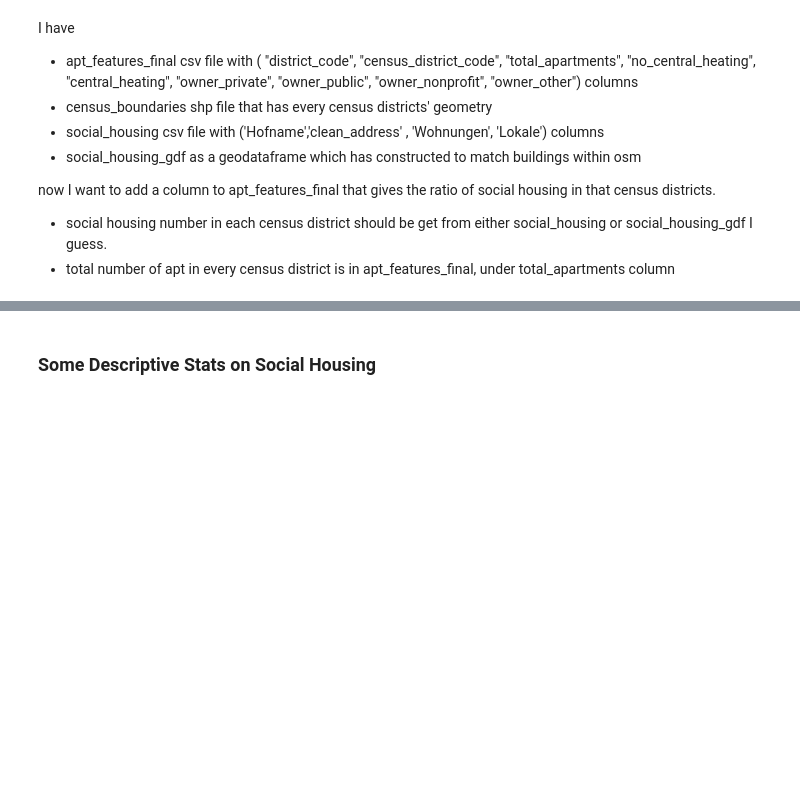
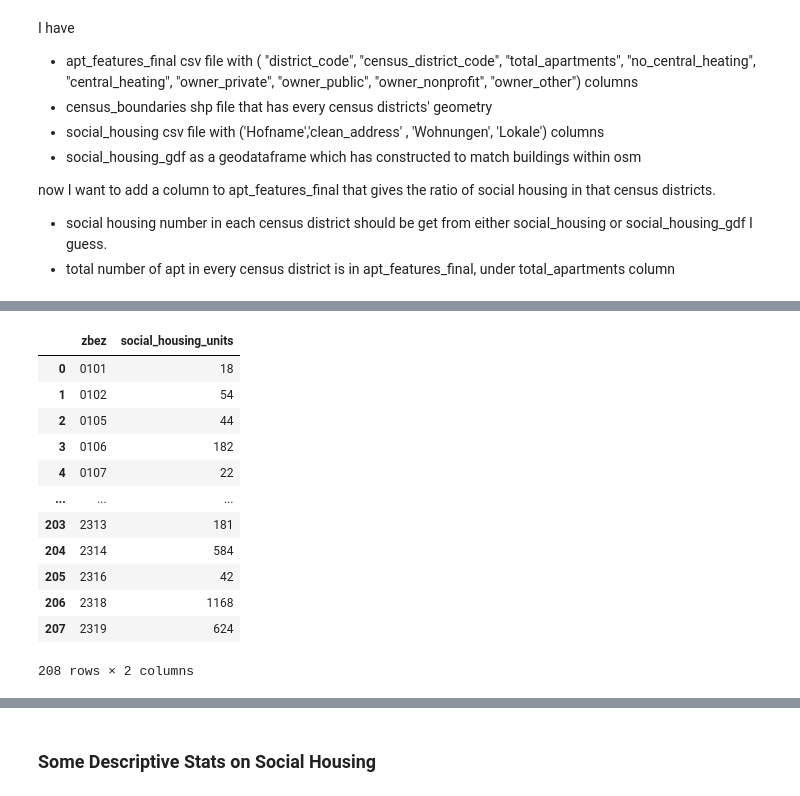
Before and after one commit to isiloral/ma_thesis, a Jupyter notebook: 03.social_housing.ipynb, the cells around one changed output, grey strips where cells are left out. Cells and saved outputs as stored; diff of their text form; code cells hidden in the pictures; blank space fills up the shorter version.

```diff
--- a/social_housing.ipynb
+++ b/03.social_housing.ipynb
@@ -258,11 +262,27 @@ social_with_district = gpd.sjoin(
 # %%
 # Group by census district and sum number of apartments
 social_counts = social_with_district.groupby("ZBEZ")["Wohnungen"].sum().reset_index()
 
 # Rename for consistency
 social_counts.columns = ["zbez", "social_housing_units"]
 
 # Make sure the short code is also a string with leading zeros if needed
 social_counts["zbez"] = social_counts["zbez"].astype(str).str.zfill(4)
+
+social_counts
+# %% [output]
+|  | zbez | social_housing_units |
+| 0 | 0101 | 18 |
+| 1 | 0102 | 54 |
+| 2 | 0105 | 44 |
+| 3 | 0106 | 182 |
+| 4 | 0107 | 22 |
+| ... | ... | ... |
+| 203 | 2313 | 181 |
+| 204 | 2314 | 584 |
+| 205 | 2316 | 42 |
+| 206 | 2318 | 1168 |
+| 207 | 2319 | 624 |
+208 rows × 2 columns
 # %%
 # Merge into the apartment features table
```
Also changed, not shown: parts of 13 cells of this notebook, 27 other files.
